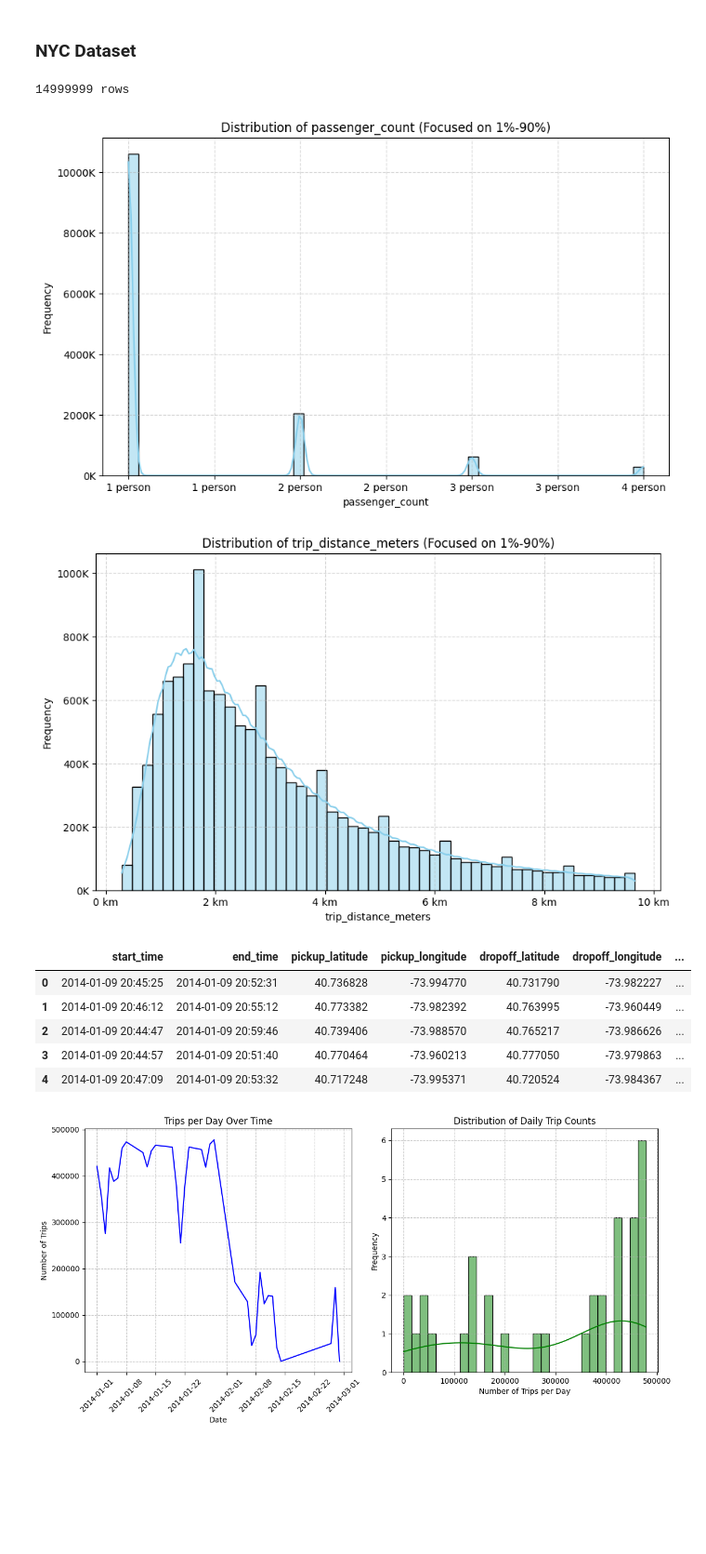
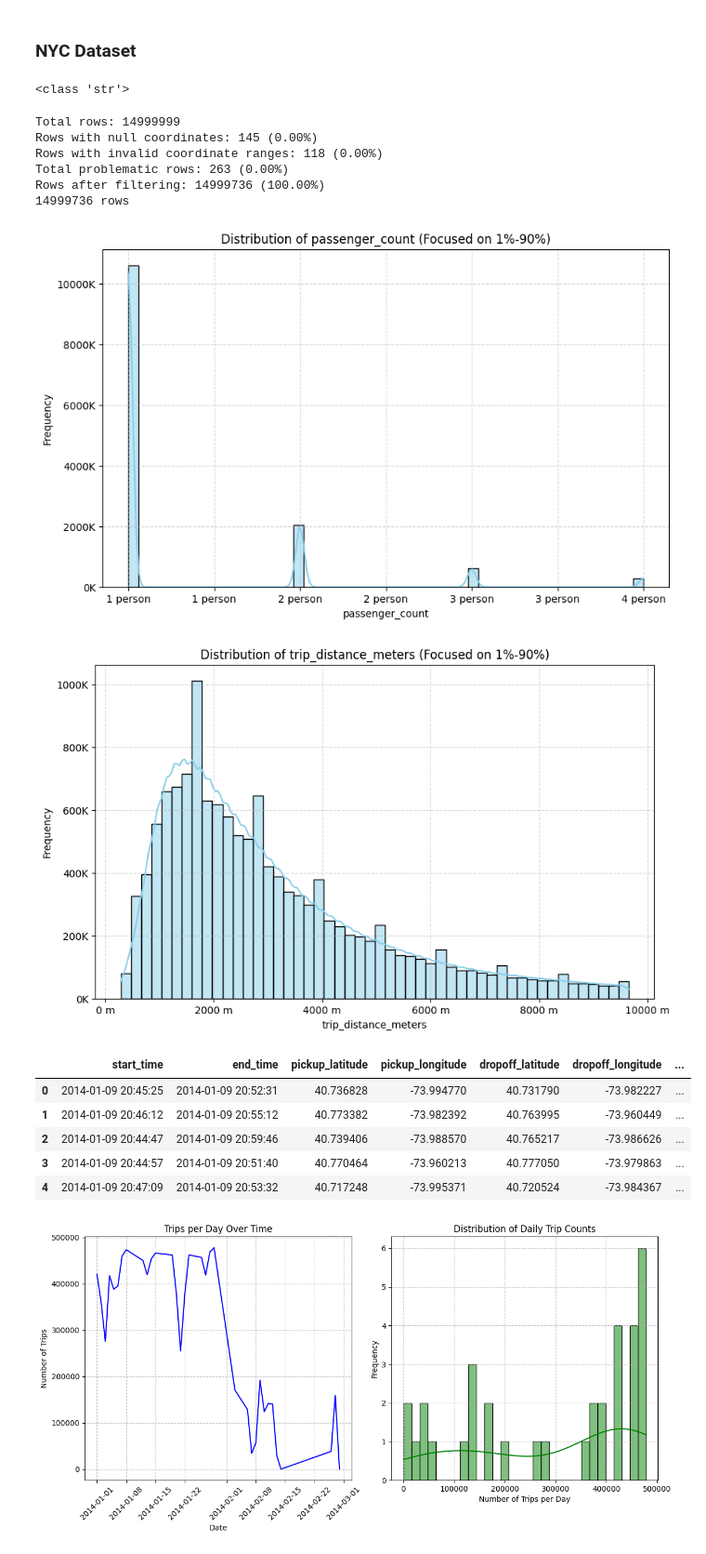
Before and after one commit to carpooling-egy/matching-engine, a Jupyter notebook: testing/datasets.ipynb, the cells around one changed output. Shown at 93% size. Drawn from its saved outputs; the diff is of its cells as text; code cells hidden in the pictures; blank space fills up the shorter version.

```diff
--- a/testing/datasets.ipynb
+++ b/testing/datasets.ipynb
@@ -95,5 +189,6 @@ rename_columns = [
 # %%
-def load_dataset(file_path, columns_to_keep, rename_columns=None, millisecond_to_second=False, miles_to_meters=False):
+def load_dataset(file_path, columns_to_keep, rename_columns=None, millisecond_to_second=False, miles_to_meters=False, format_time=False
+                 , datetime_columns =["start_time", "end_time"]):
     """Load and filter a dataset from CSV file"""
     df = pd.read_csv(file_path)
     df = df[columns_to_keep]
@@ -113,7 +208,15 @@ def load_dataset(file_path, columns_to_keep, rename_columns=None, millisecond_to
         df['trip_seconds'] = df['trip_seconds'] / 1000
     if miles_to_meters:
         df['trip_distance_meters'] = df['trip_distance_meters'] * 1609.344
+
+    df = filter_invalid_columns(df)
+
+    for col in datetime_columns:
+        if not pd.api.types.is_datetime64_any_dtype(df[col]):
+            df[col] = pd.to_datetime(df[col])
+
     return df
+
 
 
 def plot_distribution(df, column, x_unit, x_factor=1, lower_quantile=0.01, upper_quantile=0.99, bins=30):
@@ -496,3 +526,7 @@ ch_map = plot_pickup_dropoff_map(dataset_ch, "Chicago")
 ch_map
 # %% [markdown]
 ### NYC Dataset
+# %%
+print(type(dataset_nyc["start_time"][0]))
+# %% [output]
+<class 'str'>
@@ -499,14 +535,20 @@ ch_map
 # %%
 dataset_nyc = load_dataset(dataset_file_path_nyc, list(columns_to_keep_nyc.keys()),columns_to_keep_nyc,miles_to_meters=True)
 dataset_nyc = filter_invalid_columns(dataset_nyc)
+
 print(dataset_nyc.shape[0], "rows")
 plot_distribution(dataset_nyc, "passenger_count",x_unit="person",upper_quantile=0.9, bins=50)
-plot_distribution(dataset_nyc, "trip_distance_meters",x_factor=1/1000, x_unit="km", upper_quantile=0.9, bins=50)
+plot_distribution(dataset_nyc, "trip_distance_meters",x_factor=1, x_unit="m", upper_quantile=0.9, bins=50)
 dataset_nyc.head()
 # %% [output]
-14999999 rows
+Total rows: 14999999
+Rows with null coordinates: 145 (0.00%)
+Rows with invalid coordinate ranges: 118 (0.00%)
+Total problematic rows: 263 (0.00%)
+Rows after filtering: 14999736 (100.00%)
+14999736 rows
 [figure]
-[figure, old version]
+[figure, new version]
 |  | start_time | end_time | pickup_latitude | pickup_longitude | dropoff_latitude | dropoff_longitude | ... |
 | 0 | 2014-01-09 20:45:25 | 2014-01-09 20:52:31 | 40.736828 | -73.994770 | 40.731790 | -73.982227 | ... |
 | 1 | 2014-01-09 20:46:12 | 2014-01-09 20:55:12 | 40.773382 | -73.982392 | 40.763995 | -73.960449 | ... |
```
Also changed, not shown: parts of 33 cells of this notebook, 1 other file.
